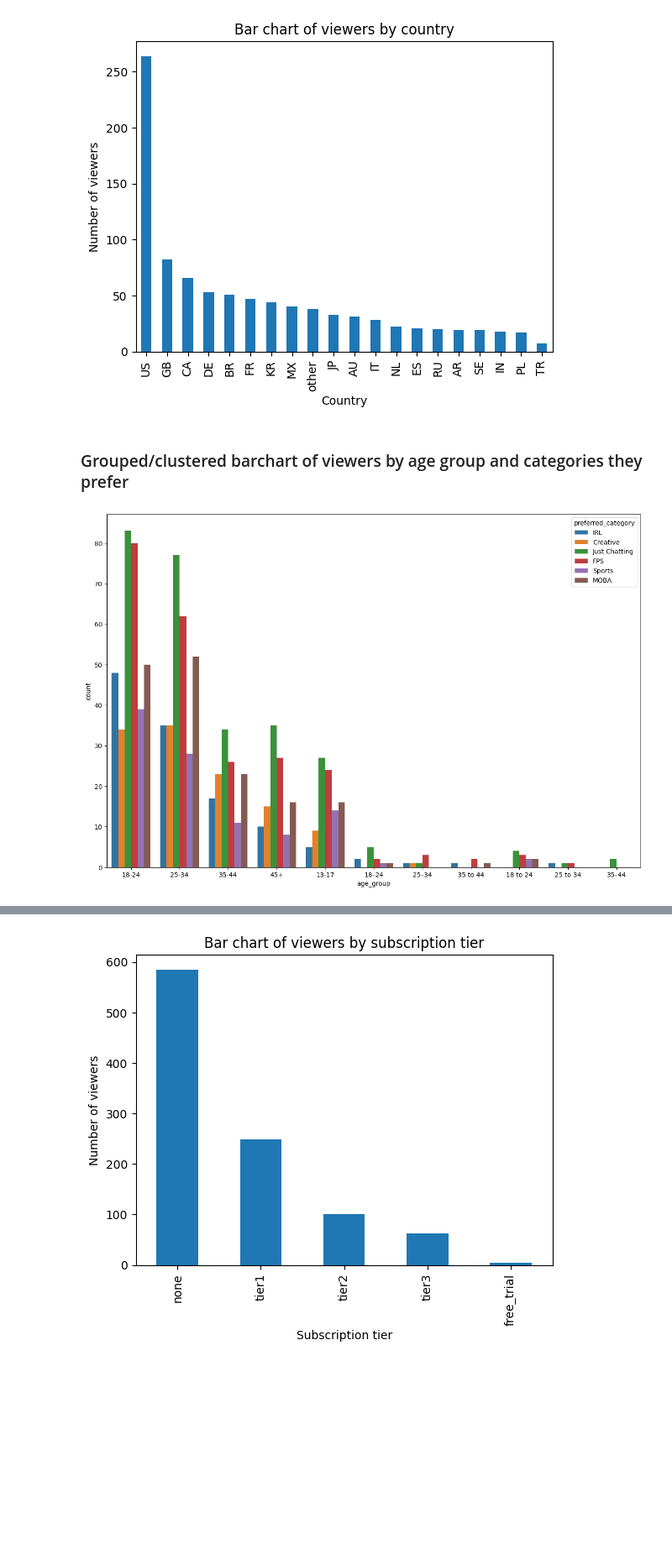
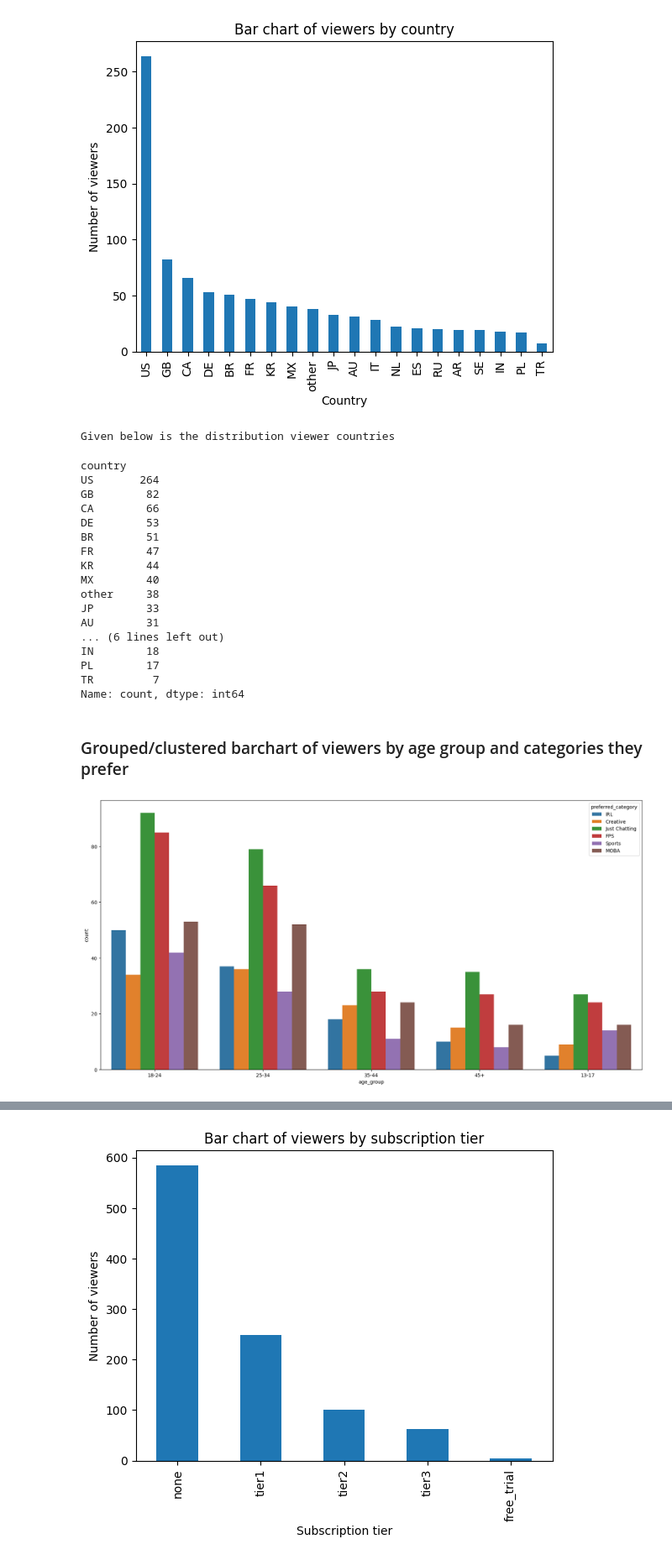
Before and after one commit to atifmmahmud/mahmud_atif_Assignment01, a Jupyter notebook: iat461_a1_atifm.ipynb, the cells around one changed output, grey strips where cells are left out. Shown at 84% size. Saved outputs shown, nothing was run; the diff lists cells and outputs as text; code cells hidden in the pictures; blank space fills up the shorter version.

```diff
--- a/iat461_a1_atifm.ipynb
+++ b/iat461_a1_atifm.ipynb
@@ -780,12 +909,35 @@ plt.ylabel("Number of viewers")
 plt.show()
 # %% [output]
 [figure]
+# %%
+distribution_viewer_countries = df_viewers_all_fixed["country"].value_counts()
+print("Given below is the distribution viewer countries")
+display(distribution_viewer_countries)
+# %% [output]
+Given below is the distribution viewer countries
+country
+US       264
+GB        82
+CA        66
+DE        53
+BR        51
+FR        47
+KR        44
+MX        40
+other     38
+JP        33
+AU        31
+... (6 lines left out)
+IN        18
+PL        17
+TR         7
+Name: count, dtype: int64
 # %% [markdown]
 ### Grouped/clustered barchart of viewers by age group and categories they prefer
 # %%
-fig, ax = plt.subplots(figsize=(15,10))
-sns.countplot(df_viewers, x="age_group", hue="preferred_category")
+fig, ax = plt.subplots(figsize=(20,10))
+sns.countplot(df_viewers_all_fixed, x="age_group", hue="preferred_category")
 plt.show()
 # %% [output]
-[figure, old version]
+[figure, new version]
 # %% [markdown]
```
Also changed, not shown: parts of 60 cells of this notebook.
